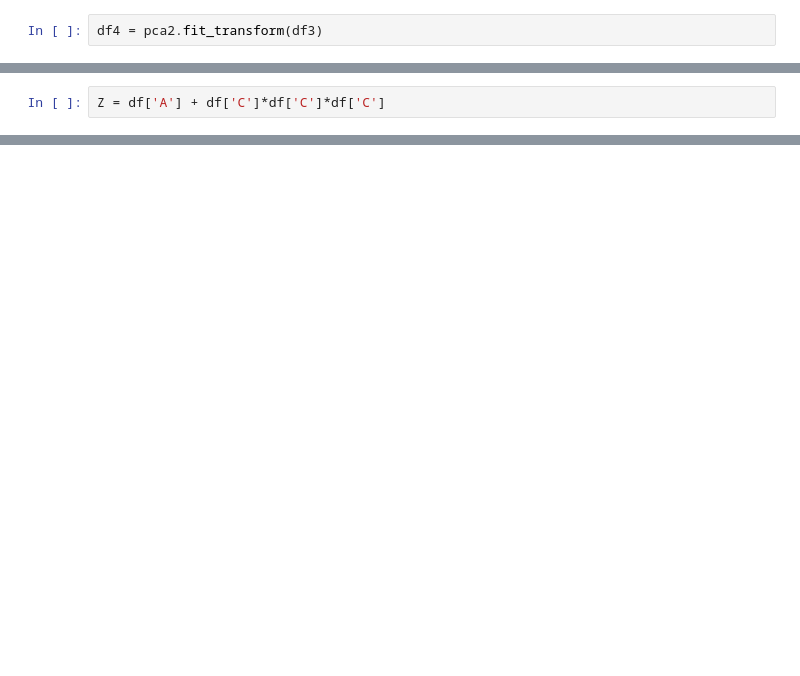
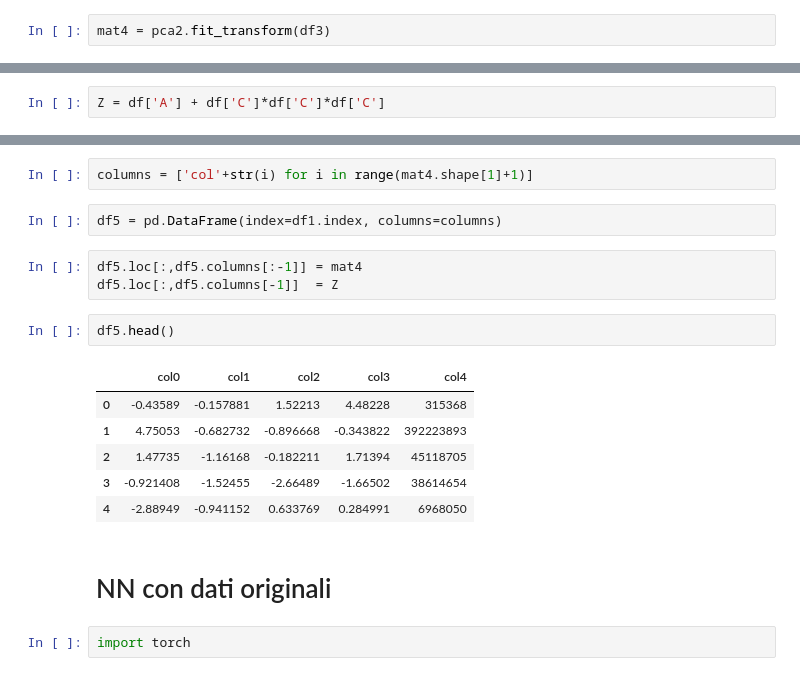
Before and after one commit to Antozamm/1week4, a Jupyter notebook: feat_aug_2.ipynb, the cells around one changed output, grey strips where cells are left out. Cells and saved outputs as stored; diff of their text form; blank space fills up the shorter version.

```diff
--- a/feat_aug_2.ipynb
+++ b/feat_aug_2.ipynb
@@ -92,5 +92,5 @@ pca_comp = (vec_var>1).sum()
 # %%
 pca2 = PCA(n_components=pca_comp)
 # %%
-df4 = pca2.fit_transform(df3)
+mat4 = pca2.fit_transform(df3)
 # %%
@@ -110 +110,21 @@ Z.head()
 dtype: int32
+# %%
+columns = ['col'+str(i) for i in range(mat4.shape[1]+1)]
+# %%
+df5 = pd.DataFrame(index=df1.index, columns=columns)
+# %%
+df5.loc[:,df5.columns[:-1]] = mat4
+df5.loc[:,df5.columns[-1]]  = Z
+# %%
+df5.head()
+# %% [output]
+|  | col0 | col1 | col2 | col3 | col4 |
+| 0 | -0.43589 | -0.157881 | 1.52213 | 4.48228 | 315368 |
+| 1 | 4.75053 | -0.682732 | -0.896668 | -0.343822 | 392223893 |
+| 2 | 1.47735 | -1.16168 | -0.182211 | 1.71394 | 45118705 |
+| 3 | -0.921408 | -1.52455 | -2.66489 | -1.66502 | 38614654 |
+| 4 | -2.88949 | -0.941152 | 0.633769 | 0.284991 | 6968050 |
+# %% [markdown]
+# NN con dati originali
+# %%
+import torch
```
Also changed, not shown: parts of 30 cells of this notebook.
